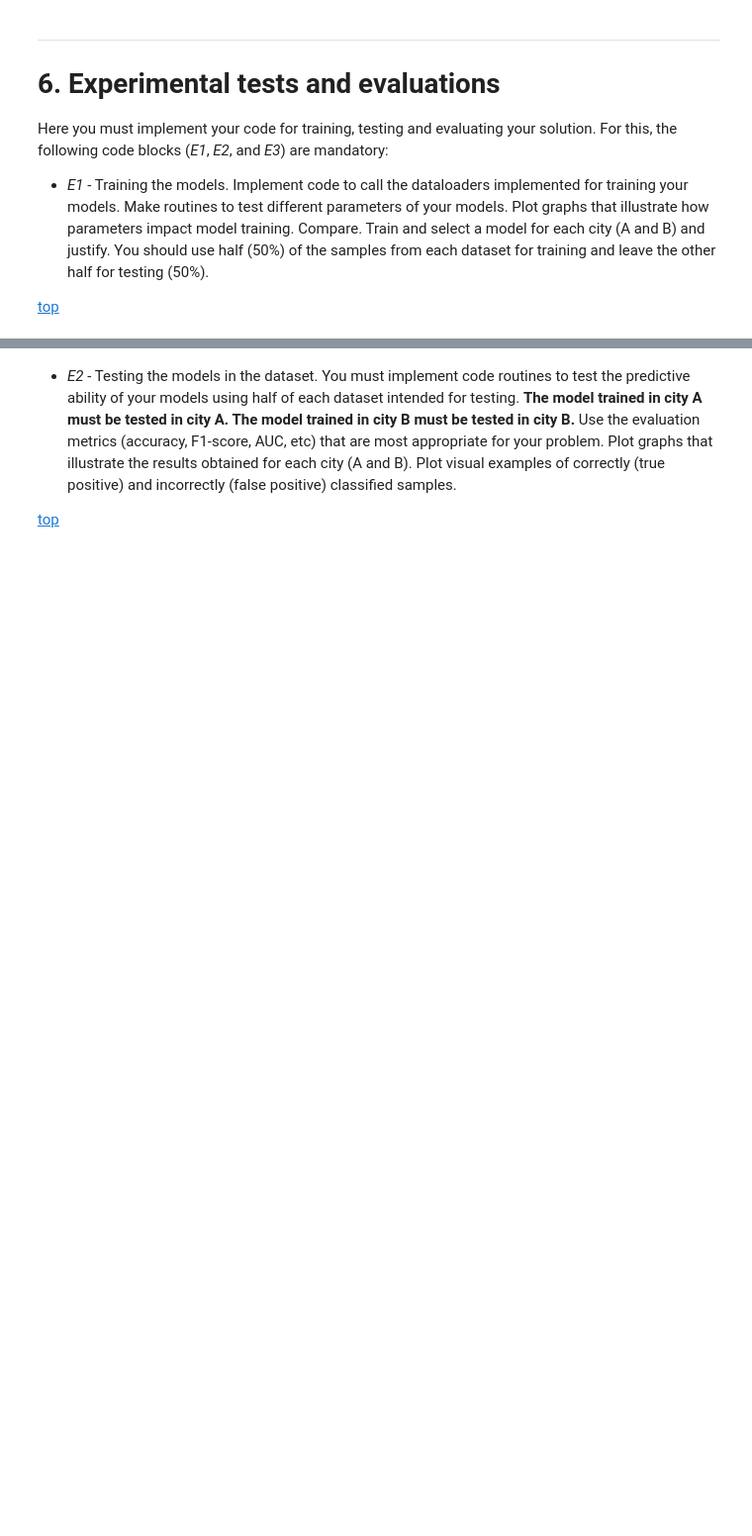
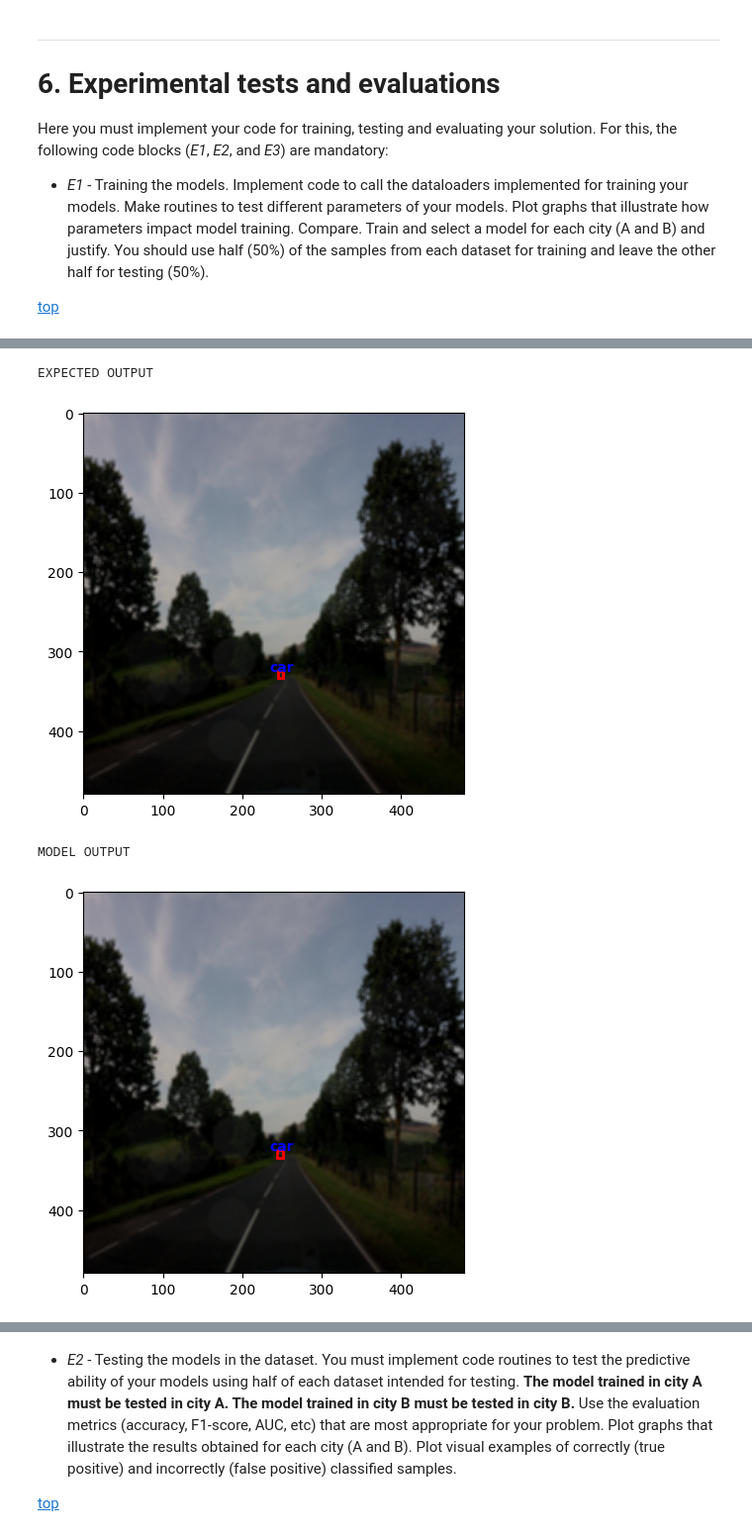
Before and after one commit to hedayaahmed/ITNPAI1_Vehicles_Detection, a Jupyter notebook: 2023_Spring_Assignment_AI1.ipynb, the cells around one changed output, grey strips where cells are left out. Shown at 99% size. Drawn from its saved outputs; the diff is of its cells as text; code cells hidden in the pictures; blank space fills up the shorter version.

Commit message:
Update dataloader and Model Training

```diff
--- a/2023_Spring_Assignment_AI1.ipynb
+++ b/2023_Spring_Assignment_AI1.ipynb
@@ -90 +115,18 @@ test_dir = '/content/Data_2/Stirling'
+# %%
+# defining the files directory and testing directory
+# files_dir consists of training data, which will be divided into training an validation
+# test_dir contains the testing data
+files_dir = '/content/full_data/Egypt'
+test_dir = '/content/full_data/Stirling'
+
+# Uncomment the following lines according to the number of Experiment
+
+#!unzip /content/drive/MyDrive/splited_data.zip
+# The following is Stirling dataset when it is splitted into 50% for training and 50% for testing
+#files_dir = '/content/Stirling/part2'
+#test_dir = '/content/Stirling/part1'
+
+# The following is Egypt dataset when it is splitted into 50% for training and 50% for testing
+#files_dir = '/content/Egypt/part1'
+#test_dir = '/content/Egypt/part2'
 # %%
@@ -191,16 +239,16 @@ def plot_img_bbox(img, target):
                                  edgecolor = 'r',
                                  facecolor = 'none')
         if(target['labels'][label_count]) == 1:
-            write = 'car'
+            class_label = 'car'
         if(target['labels'][label_count]) == 2:
-            write = 'motorcycle'
+            class_label = 'motorcycle'
         if(target['labels'][label_count]) == 3:
-            write = 'bus'
+            class_label = 'bus'
         if(target['labels'][label_count]) == 4:
-            write = 'truck'
+            class_label = 'truck'
         label_count = label_count+1
 
-        a.annotate(write, (box[0]+5, box[1]-5), color='blue', weight='bold', fontsize=10, ha='center', va='center')
+        a.annotate(class_label, (box[0]+5, box[1]-5), color='blue', weight='bold', fontsize=10, ha='center', va='center')
         # Draw the bounding box on top of the image
         a.add_patch(rect)
     plt.show()
@@ -216,16 +271 @@ plot_img_bbox(img, target)
-# %%
-def get_model(num_classes, modelName):
-
-    # Loading the pre-trained model
-    if modelName == 'fastcnn':
-        model = fasterrcnn_resnet50_fpn(pretrained=True)
-        in_features = model.roi_heads.box_predictor.cls_score.in_features
-        model.roi_heads.box_predictor = FastRCNNPredictor(in_features, num_classes)
-        return model
-
-    elif modelName == 'maskcnn':
-        model = maskrcnn_resnet50_fpn(pretrained=True)
-        in_features = model.roi_heads.box_predictor.cls_score.in_features
-        model.roi_heads.box_predictor = FastRCNNPredictor(in_features, num_classes)
-        return model
 # %%
@@ -396,19 +509,24 @@ plot_img_bbox(tensorToPIL(img), nms_preds)
 # %%
 test_dataset = VehiclesDetectionDataset(test_dir, 480, 480, transforms= get_transform(train=True))
 # pick one image from the test set
-img, target = test_dataset[10]
+img, target = test_dataset[18]
 # put the model in evaluation mode
 fast_rcnn.eval()
 with torch.no_grad():
     prediction = fast_rcnn([img.to(device)])[0]
     prediction['boxes'] = prediction['boxes'].cpu()
     prediction['labels'] = prediction['labels'].cpu()
     prediction['scores'] = prediction['scores'].cpu()
 print('EXPECTED OUTPUT\n')
 plot_img_bbox(tensorToPIL(img), target)
 print('MODEL OUTPUT\n')
 nms_prediction = apply_nms(prediction, threshold=0.01)
 
 plot_img_bbox(tensorToPIL(img), nms_prediction)
+# %% [output]
+EXPECTED OUTPUT
+[figure, added]
+MODEL OUTPUT
+[figure, added]
 # %%
 !pip install torchmetrics
```
Also changed, not shown: parts of 26 cells of this notebook.
